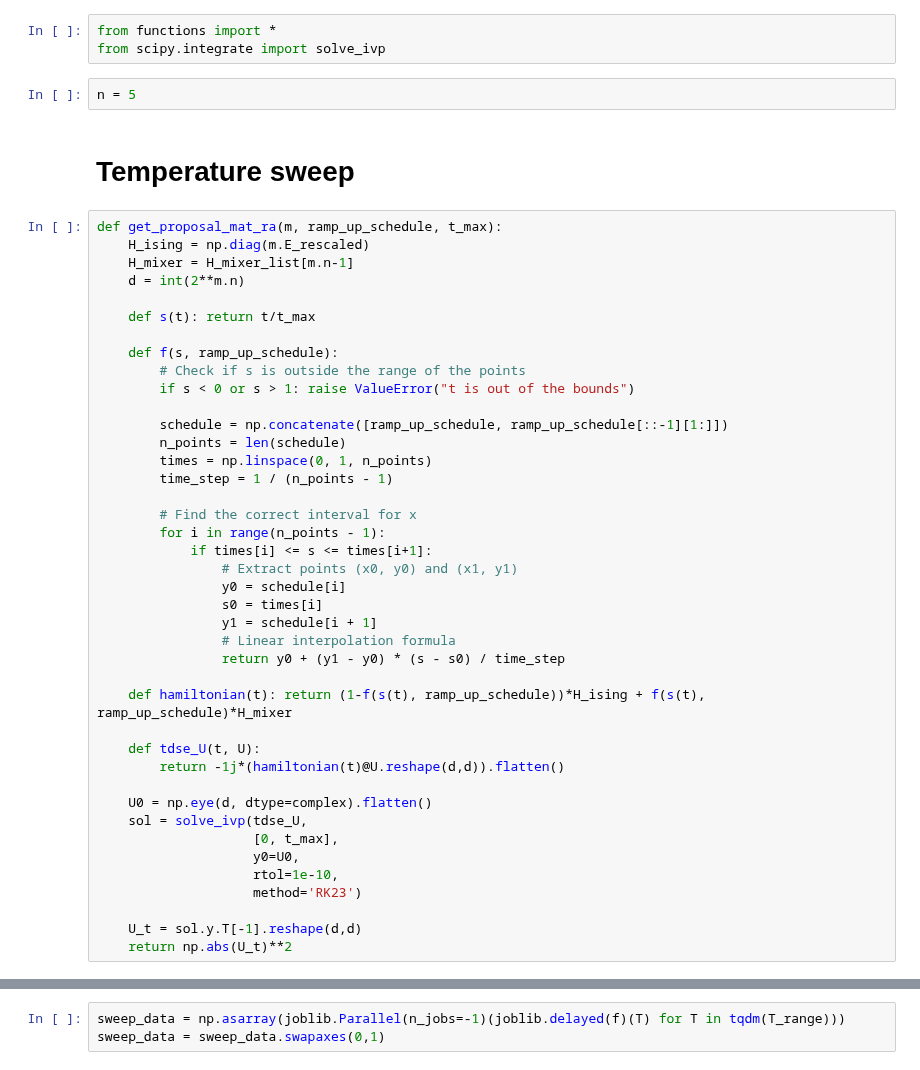
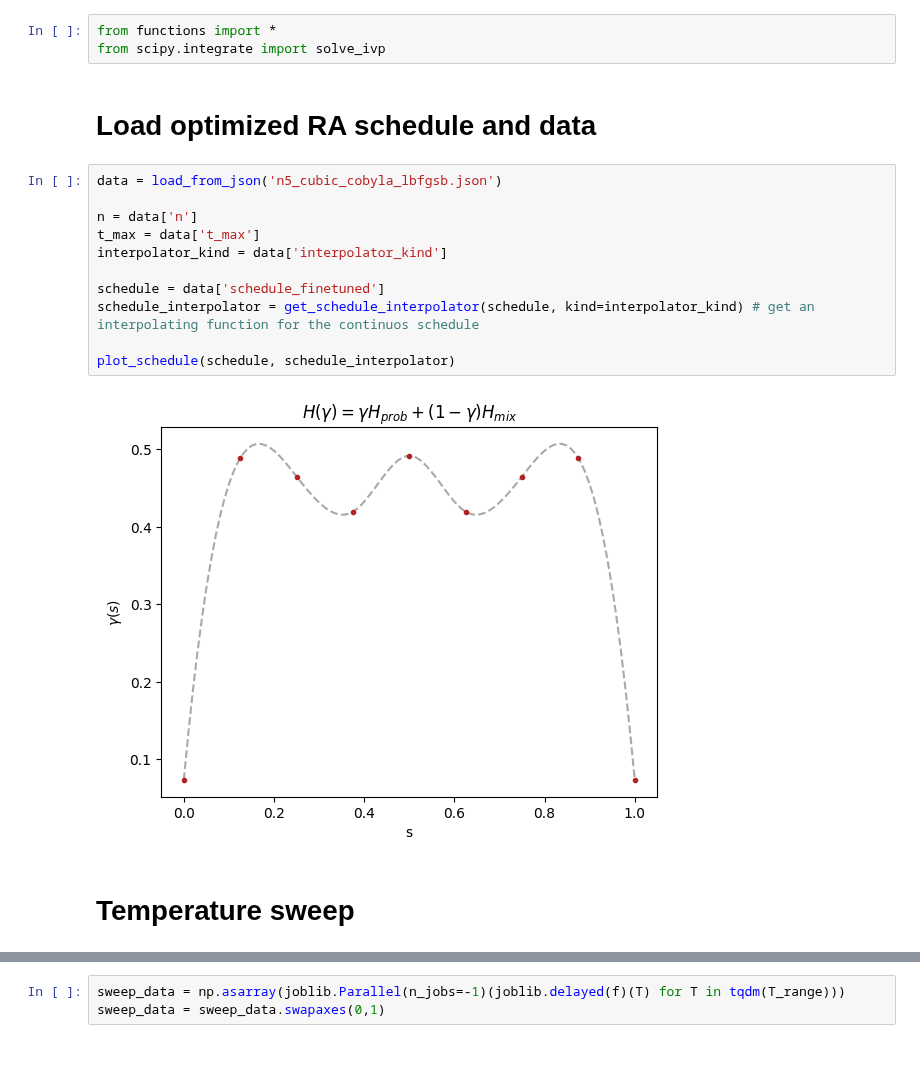
Before and after one commit to petr-ivashkov/quantum-mcmc, a Jupyter notebook: temperature_sweep_parallel.ipynb, the cells around one changed output, grey strips where cells are left out. Saved outputs shown, nothing was run; the diff lists cells and outputs as text.

Commit message:
optimized schedule test

```diff
--- a/temperature_sweep_parallel.ipynb
+++ b/temperature_sweep_parallel.ipynb
@@ -1,50 +1,22 @@
 # %%
 from functions import *
 from scipy.integrate import solve_ivp
-# %%
-n = 5
+# %% [markdown]
+# Load optimized RA schedule and data
+# %%
+data = load_from_json('n5_cubic_cobyla_lbfgsb.json')
+
+n = data['n']
+t_max = data['t_max']
+interpolator_kind = data['interpolator_kind']
+
+schedule = data['schedule_finetuned']
+schedule_interpolator = get_schedule_interpolator(schedule, kind=interpolator_kind) # get an interpolating function for the continuos schedule
+
+plot_schedule(schedule, schedule_interpolator)
+# %% [output]
+[figure, added]
 # %% [markdown]
 # Temperature sweep
-# %%
-def get_proposal_mat_ra(m, ramp_up_schedule, t_max):
-    H_ising = np.diag(m.E_rescaled)
-    H_mixer = H_mixer_list[m.n-1]
-    d = int(2**m.n)
-
-    def s(t): return t/t_max
-
-    def f(s, ramp_up_schedule):
-        # Check if s is outside the range of the points
-        if s < 0 or s > 1: raise ValueError("t is out of the bounds")
-
-        schedule = np.concatenate([ramp_up_schedule, ramp_up_schedule[::-1][1:]])
-        n_points = len(schedule)
-        times = np.linspace(0, 1, n_points)
-        time_step = 1 / (n_points - 1)
-
-        # Find the correct interval for x
-        for i in range(n_points - 1):
-            if times[i] <= s <= times[i+1]:
-                # Extract points (x0, y0) and (x1, y1)
-                y0 = schedule[i]
-                s0 = times[i]
-                y1 = schedule[i + 1]
-                # Linear interpolation formula
-                return y0 + (y1 - y0) * (s - s0) / time_step
-
-    def hamiltonian(t): return (1-f(s(t), ramp_up_schedule))*H_ising + f(s(t), ramp_up_schedule)*H_mixer
-
-    def tdse_U(t, U):
-        return -1j*(hamiltonian(t)@U.reshape(d,d)).flatten()
-
-    U0 = np.eye(d, dtype=complex).flatten()
-    sol = solve_ivp(tdse_U,
-                    [0, t_max],
-                    y0=U0,
-                    rtol=1e-10,
-                    method='RK23')
-
-    U_t = sol.y.T[-1].reshape(d,d)
-    return np.abs(U_t)**2
 # %%
 num_random_models = 10
```
Also changed, not shown: parts of 4 cells of this notebook, 1 other file.
